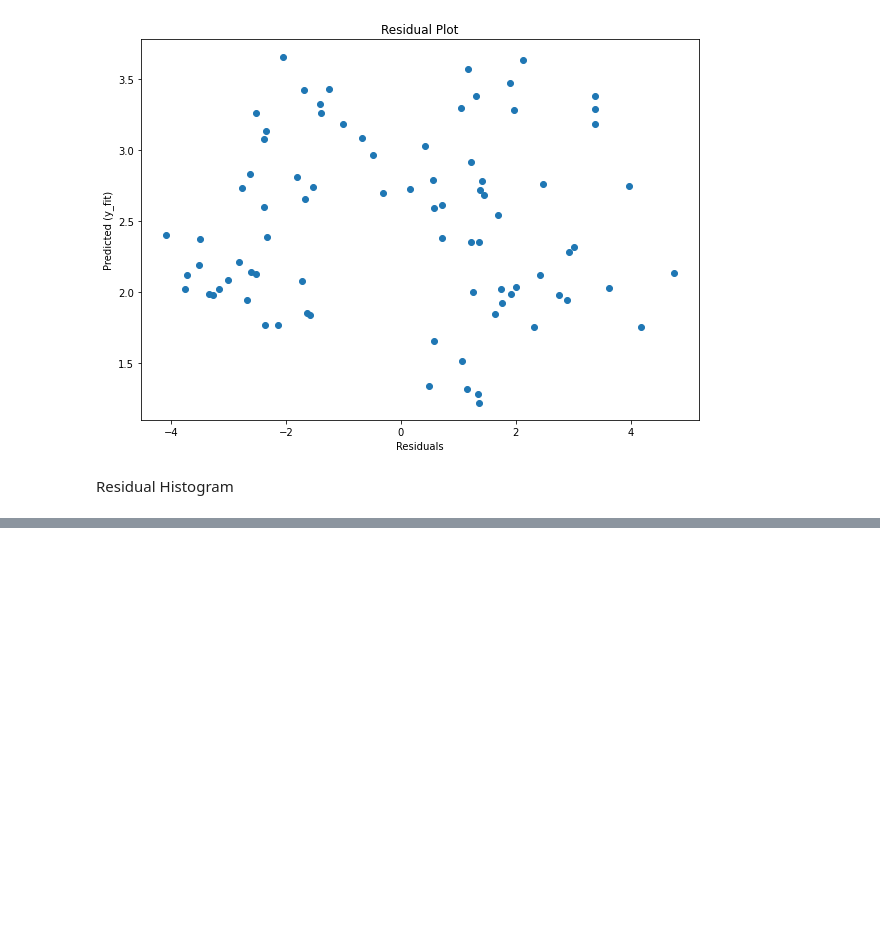
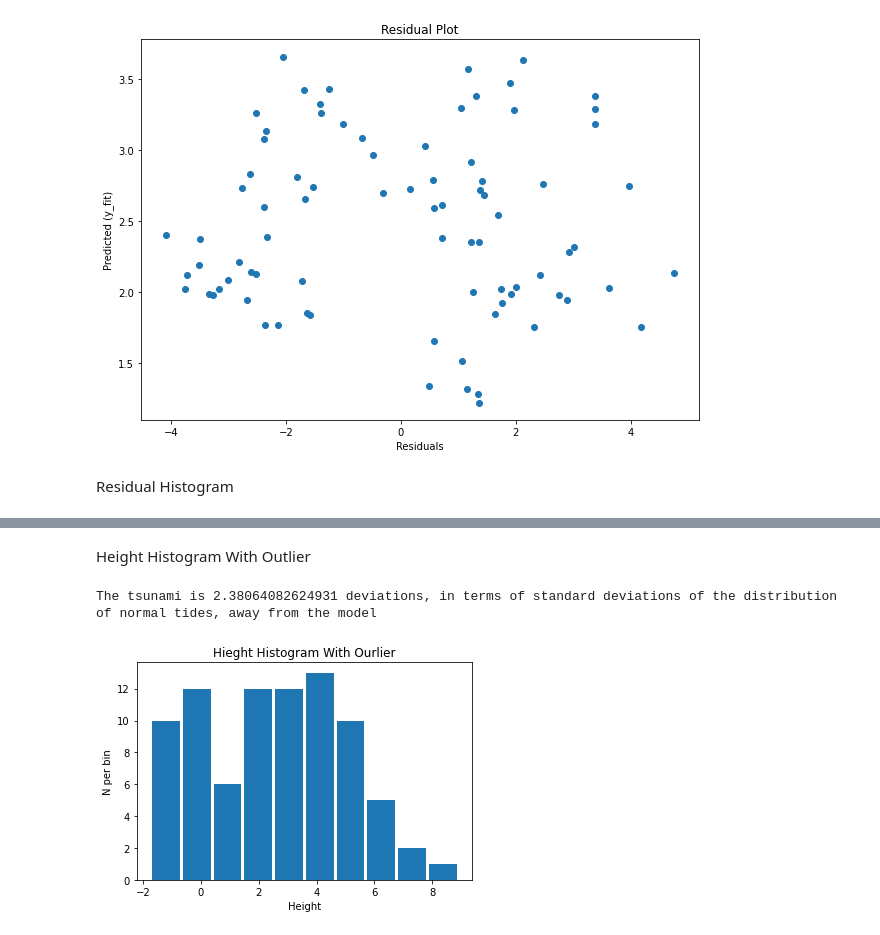
Before and after one commit to isba1/Group7TidalReport, a Jupyter notebook: Group_7_Tidal_Project.ipynb, the cells around one changed output, grey strips where cells are left out. Cells and saved outputs as stored; diff of their text form; code cells hidden in the pictures; blank space fills up the shorter version.

Commit message:
added tsunami outlier histogram

```diff
--- a/Group_7_Tidal_Project.ipynb
+++ b/Group_7_Tidal_Project.ipynb
@@ -110 +110,23 @@ The standard deviation of the residuals is 2.2997514326491326
 [figure]
+# %% [markdown]
+Height Histogram With Outlier
+# %%
+height_tsunami = max(height) + 2
+height_normal = height[28]
+std_normal = np.std(height)
+#print(height_tsunami)
+#print(height_normal)
+#print(std_normal)
+std_outlier = (height_tsunami - height_normal) / std_normal
+#print(std_outlier)
+height_outlier = np.append(height, height_tsunami)
+plt.hist(height_outlier, rwidth=0.9)
+plt.xlabel("Height")
+plt.ylabel("N per bin")
+plt.title('Hieght Histogram With Ourlier')
+
+std = np.std(height_outlier)
+print(f"The tsunami is {std_normal} deviations, in terms of standard deviations of the distribution of normal tides, away from the model")
+# %% [output]
+The tsunami is 2.38064082624931 deviations, in terms of standard deviations of the distribution of normal tides, away from the model
+[figure, added]
```
Also changed, not shown: parts of 2 cells of this notebook.
